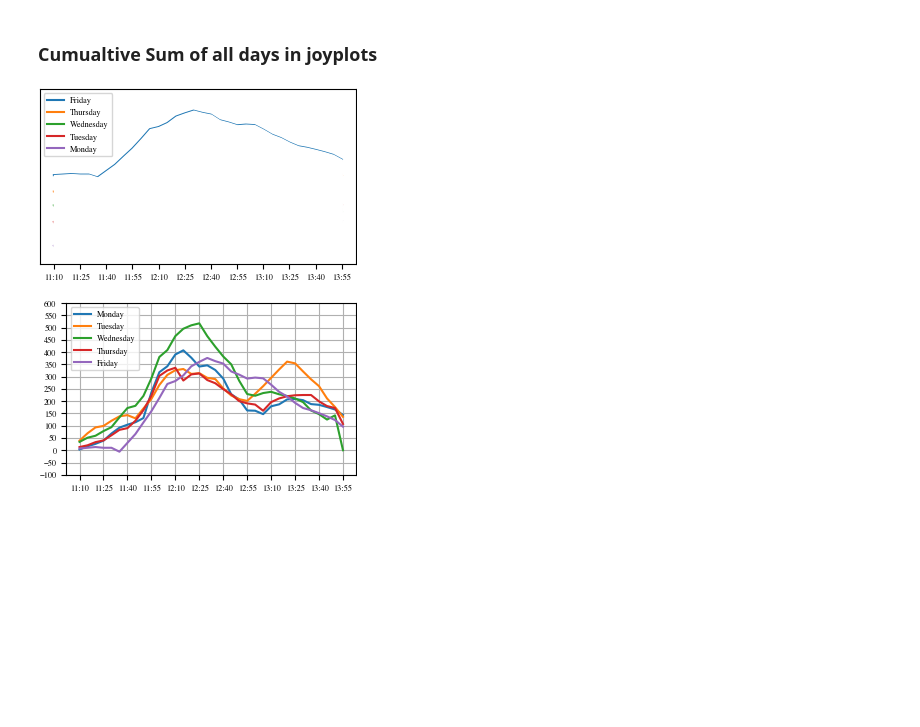
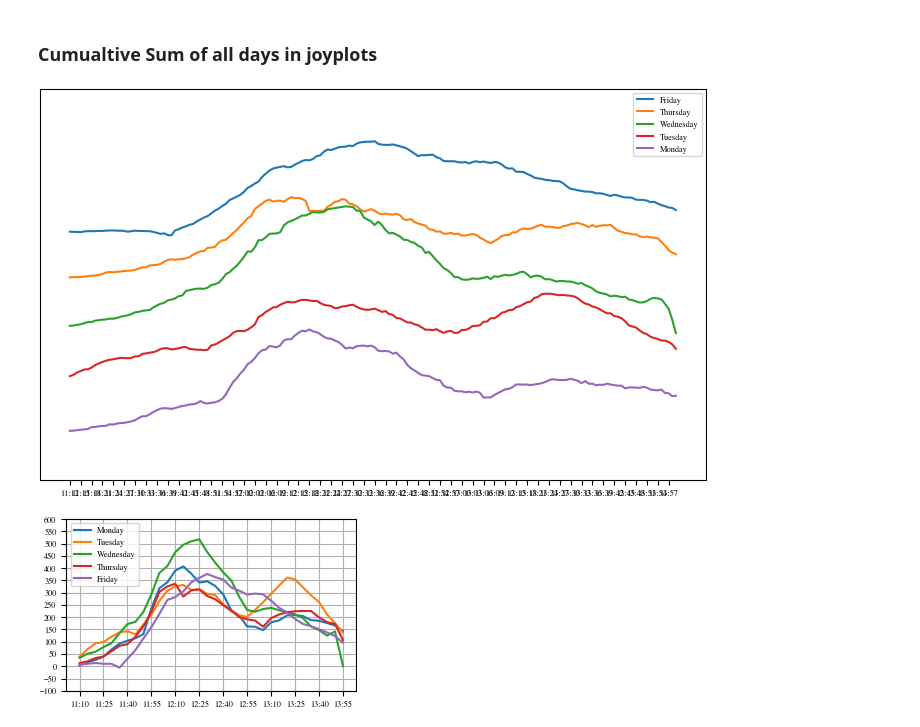
Before and after one commit to danielbischofff/dataLiteracyPeopleCounting, a Jupyter notebook: PeopleFlowMensa.ipynb, the cells around one changed output. Cells and saved outputs as stored; diff of their text form; code cells hidden in the pictures; blank space fills up the shorter version.

```diff
--- a/PeopleFlowMensa.ipynb
+++ b/PeopleFlowMensa.ipynb
@@ -612,7 +566,7 @@ plt.show()
 # %% [markdown]
 ### First Seen
 # %%
-d5Week = rename_merge([d5TimeFirstLastCumSumMonday, d5TimeFirstLastCumSumTuesday, d5TimeFirstLastCumSumWednesday, d5TimeFirstLastCumSumThursday, d5TimeFirstLastCumSumFriday], ['Monday', 'Tuesday', 'Wednesday', 'Thursday', 'Friday'])
+d5Week = rename_merge([d5TimeFirstLastCumSumPeopleMonday, d5TimeFirstLastCumSumPeopleTuesday, d5TimeFirstLastCumSumPeopleWednesday, d5TimeFirstLastCumSumPeopleThursday, d5TimeFirstLastCumSumPeopleFriday], ['Monday', 'Tuesday', 'Wednesday', 'Thursday', 'Friday'])
 # %%
 plt.rcParams.update(bundles.icml2022(column='half', nrows=1, ncols=1, usetex=False))
 
@@ -749,31 +733,30 @@ plt.show()
 # %%
 x = np.arange(0.0, len(d5Week['count_CumSum_Monday']), 1)
 
-plt.rcParams.update(bundles.icml2022(column='half', nrows=1, ncols=1, usetex=False))
-plt.plot(d5Week['frame.time'],d5Week['count_CumSum_Friday'] + 400, label='Friday', zorder=1)
-plt.plot(d5Week['frame.time'],d5Week['count_CumSum_Thursday'] + 300, label='Thursday', zorder=1)
-plt.plot(d5Week['frame.time'],d5Week['count_CumSum_Wednesday'] + 200, label='Wednesday', zorder=1)
-plt.plot(d5Week['frame.time'],d5Week['count_CumSum_Tuesday'] + 100, label='Tuesday', zorder=1)
-plt.plot(d5Week['frame.time'],d5Week['count_CumSum_Monday'], label='Monday', zorder=1)
+plt.rcParams.update(bundles.icml2022(column='full', nrows=1, ncols=1, usetex=False))
+plt.plot(d5Week['frame.time'],d5Week['count_CumSum_Friday'] + 800, label='Friday', zorder=2)
+plt.plot(d5Week['frame.time'],d5Week['count_CumSum_Thursday'] + 600, label='Thursday', zorder=4)
+plt.plot(d5Week['frame.time'],d5Week['count_CumSum_Wednesday'] + 400, label='Wednesday', zorder=6)
+plt.plot(d5Week['frame.time'],d5Week['count_CumSum_Tuesday'] + 200, label='Tuesday', zorder=8)
+plt.plot(d5Week['frame.time'],d5Week['count_CumSum_Monday'], label='Monday', zorder=10)
 
-plt.fill_between(d5Week['frame.time'], d5Week['count_CumSum_Friday'] + 400, color='white', zorder=2)
-plt.fill_between(d5Week['frame.time'], d5Week['count_CumSum_Wednesday'] + 200, color='white', zorder=2)
-plt.fill_between(d5Week['frame.time'], d5Week['count_CumSum_Thursday']+ 300 , color='white', zorder=2)
-plt.fill_between(d5Week['frame.time'], d5Week['count_CumSum_Tuesday'] + 100, color='white', zorder=2)
-plt.fill_between(d5Week['frame.time'], d5Week['count_CumSum_Monday'], color='white', zorder=2)
+plt.fill_between(d5Week['frame.time'], d5Week['count_CumSum_Friday'] + 800, color='white', zorder=1)
+plt.fill_between(d5Week['frame.time'], d5Week['count_CumSum_Thursday']+ 600 , color='white', zorder=3)
+plt.fill_between(d5Week['frame.time'], d5Week['count_CumSum_Wednesday'] + 400, color='white', zorder=5)
+plt.fill_between(d5Week['frame.time'], d5Week['count_CumSum_Tuesday'] + 200, color='white', zorder=7)
+plt.fill_between(d5Week['frame.time'], d5Week['count_CumSum_Monday'], color='white', zorder=9)
 
 plt.gca().yaxis.set_visible(False)
-
 
 locsy, labels = plt.yticks()
 locsx, labels = plt.xticks()
 plt.legend()
-plt.yticks(np.linspace(min(locsy), max(locsy), num=15))
+plt.yticks(np.linspace(min(locsy), max(locsy), num=10))
 plt.xticks(locsx[::3])
 plt.savefig('./plots/cumSumWeek.pdf')
 plt.show()
 # %% [output]
-[figure, old version]
+[figure, new version]
 # %%
 x = np.arange(0.0, len(d5Week['count_CumSum_Monday']), 1)
 
```
Also changed, not shown: parts of 15 cells of this notebook.
